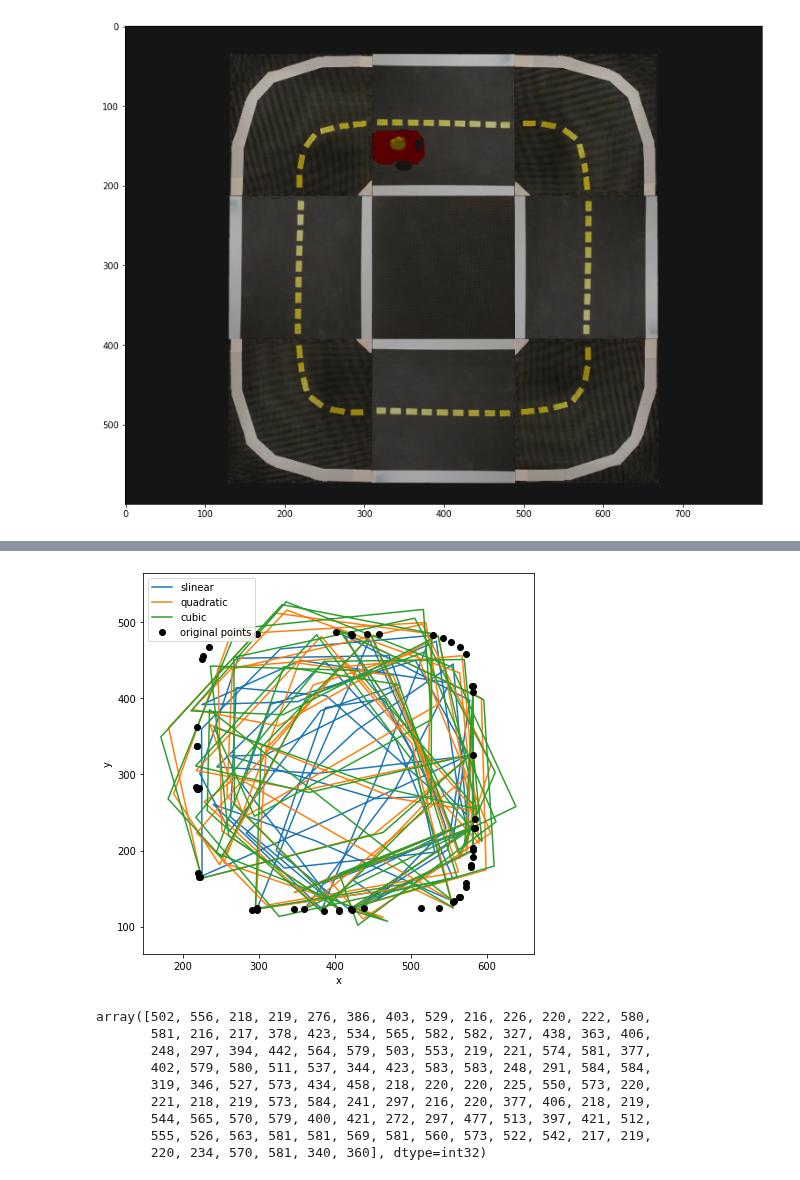
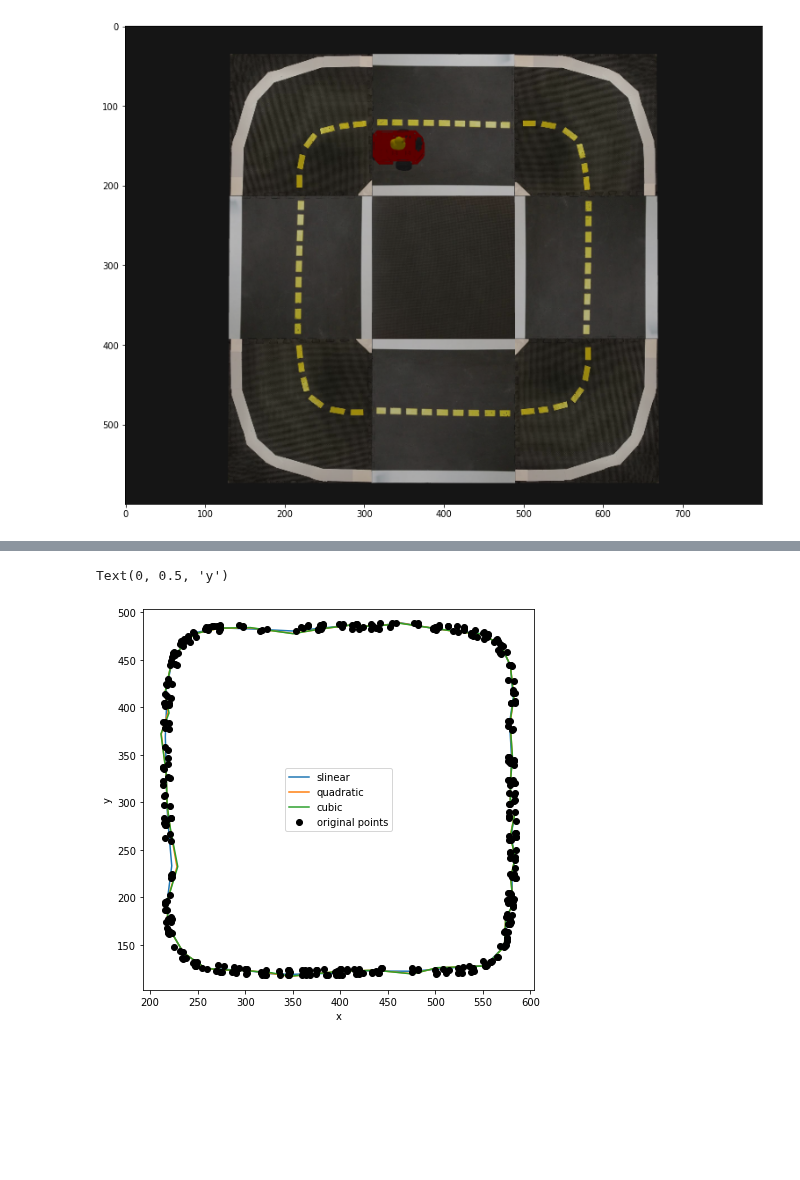
Before and after one commit to giuliovv/duckrace, a Jupyter notebook: trajectory_extraction.ipynb, the cells around one changed output, grey strips where cells are left out. Drawn from its saved outputs; the diff is of its cells as text; code cells hidden in the pictures; blank space fills up the shorter version.

```diff
--- a/trajectory_extraction.ipynb
+++ b/trajectory_extraction.ipynb
@@ -60,19 +71,16 @@ plt.imshow(edges, cmap='gray')
 # %%
 rho = 1  # distance resolution in pixels of the Hough grid
 theta = np.pi / 180  # angular resolution in radians of the Hough grid
-threshold = 5  # minimum number of votes (intersections in Hough grid cell)
-min_line_length = 20  # minimum number of pixels making up a line
+threshold = 3  # minimum number of votes (intersections in Hough grid cell)
+min_line_length = 10  # minimum number of pixels making up a line
 max_line_gap = 50  # maximum gap in pixels between connectable line segments
 
-lines = cv2.HoughLinesP(eroded, rho, theta, threshold, np.array([]),
-                    min_line_length, max_line_gap)
+lines = cv2.HoughLinesP(mask, rho, theta, threshold, np.array([]), min_line_length, max_line_gap)
 
+_points = lines.reshape(-1, 2)
 
-points = lines.reshape(-1, 2)
-
-x, y = points.T
+x, y = _points.T
 plt.scatter(x, y, zorder=1, color="r")
-
 plt.imshow(mask, zorder=0, cmap='gray')
 # %% [output]
 <matplotlib.image.AxesImage at 0x...>
@@ -79,0 +88,19 @@ plt.imshow(mask, zorder=0, cmap='gray')
+# %%
+def sort_xy(x, y):
+
+    x0 = np.mean(x)
+    y0 = np.mean(y)
+
+    r = np.sqrt((x-x0)**2 + (y-y0)**2)
+
+    angles = np.where((y-y0) > 0, np.arccos((x-x0)/r), 2*np.pi-np.arccos((x-x0)/r))
+
+    mask = np.argsort(angles)
+
+    x_sorted = x[mask]
+    y_sorted = y[mask]
+
+    return x_sorted, y_sorted
+# %%
+x_sorted, y_sorted = sort_xy(x, y)
+plt.plot(x_sorted, y_sorted)
@@ -80,39 +110,28 @@ plt.imshow(mask, zorder=0, cmap='gray')
 # %%
 from scipy.interpolate import interp1d
 # %%
-points = np.array([x, y]).T  # a (nbre_points x nbre_dim) array
+points = np.array([x_sorted, y_sorted]).T  # a (nbre_points x nbre_dim) array
 
 # Linear length along the line:
 distance = np.cumsum( np.sqrt(np.sum( np.diff(points, axis=0)**2, axis=1 )) )
 distance = np.insert(distance, 0, 0)/distance[-1]
 
 # Interpolation for different methods:
 interpolations_methods = ['slinear', 'quadratic', 'cubic']
-alpha = np.linspace(0, 1, 75)
+alpha = np.linspace(0, 1, 50)
 
 interpolated_points = {}
 for method in interpolations_methods:
     interpolator =  interp1d(distance, points, kind=method, axis=0)
     interpolated_points[method] = interpolator(alpha)
 
 # Graph:
 plt.figure(figsize=(7,7))
 for method_name, curve in interpolated_points.items():
-    plt.plot(*curve.T, '-', label=method_name);
+    plt.plot(*curve.T, '-', label=method_name)
 
-plt.plot(*points.T, 'ok', label='original points');
-plt.axis('equal'); plt.legend(); plt.xlabel('x'); plt.ylabel('y');
+plt.plot(*points.T, 'ok', label='original points')
+plt.axis('equal'); plt.legend(); plt.xlabel('x'); plt.ylabel('y')
 # %% [output]
+Text(0, 0.5, 'y')
-[figure, old version]
+[figure, new version]
-# %%
-x
-# %% [output]
-array([502, 556, 218, 219, 276, 386, 403, 529, 216, 226, 220, 222, 580,
-       581, 216, 217, 378, 423, 534, 565, 582, 582, 327, 438, 363, 406,
-       248, 297, 394, 442, 564, 579, 503, 553, 219, 221, 574, 581, 377,
-       402, 579, 580, 511, 537, 344, 423, 583, 583, 248, 291, 584, 584,
-       319, 346, 527, 573, 434, 458, 218, 220, 220, 225, 550, 573, 220,
-       221, 218, 219, 573, 584, 241, 297, 216, 220, 377, 406, 218, 219,
-       544, 565, 570, 579, 400, 421, 272, 297, 477, 513, 397, 421, 512,
-       555, 526, 563, 581, 581, 569, 581, 560, 573, 522, 542, 217, 219,
-       220, 234, 570, 581, 340, 360], dtype=int32)
```
Also changed, not shown: parts of 9 cells of this notebook.
